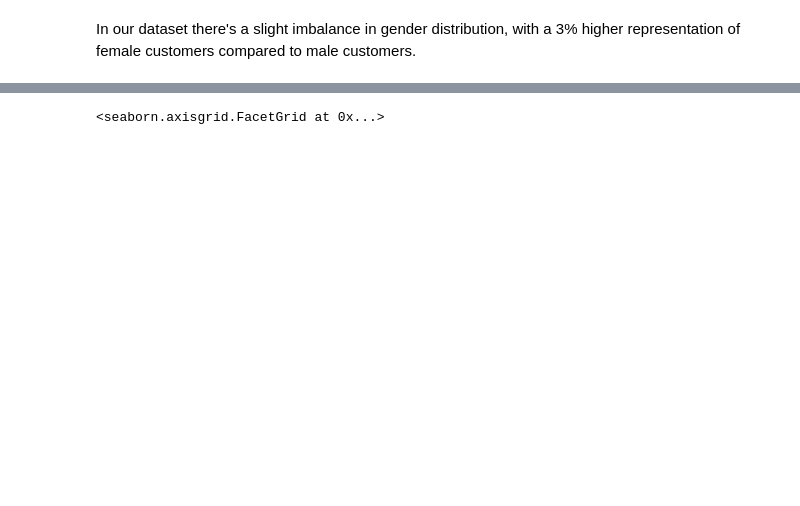
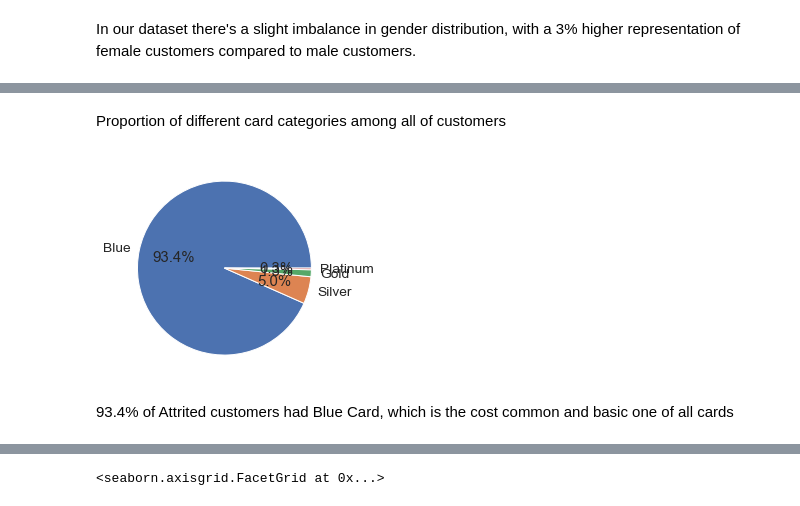
Before and after one commit to kasiadybcio/Credit_card, a Jupyter notebook: eda.ipynb, the cells around one changed output, grey strips where cells are left out. Saved outputs shown, nothing was run; the diff lists cells and outputs as text; code cells hidden in the pictures; blank space fills up the shorter version.

```diff
--- a/eda.ipynb
+++ b/eda.ipynb
@@ -151,0 +278,10 @@ plt.show()
+# %% [markdown]
+Proportion of different card categories among all of customers
+# %%
+sns.set_style("whitegrid",{'font_scale':'1.6'})
+plt.pie(data[data['Attrition_Flag']==1]['Card_Category'].value_counts(),labels = data[data['Attrition_Flag']==1]['Card_Category'].value_counts().index,autopct='%1.1f%%')
+plt.show()
+# %% [output]
+[figure, added]
+# %% [markdown]
+93.4% of Attrited customers had Blue Card, which is the cost common and basic one of all cards
```
Also changed, not shown: parts of 55 cells of this notebook.
